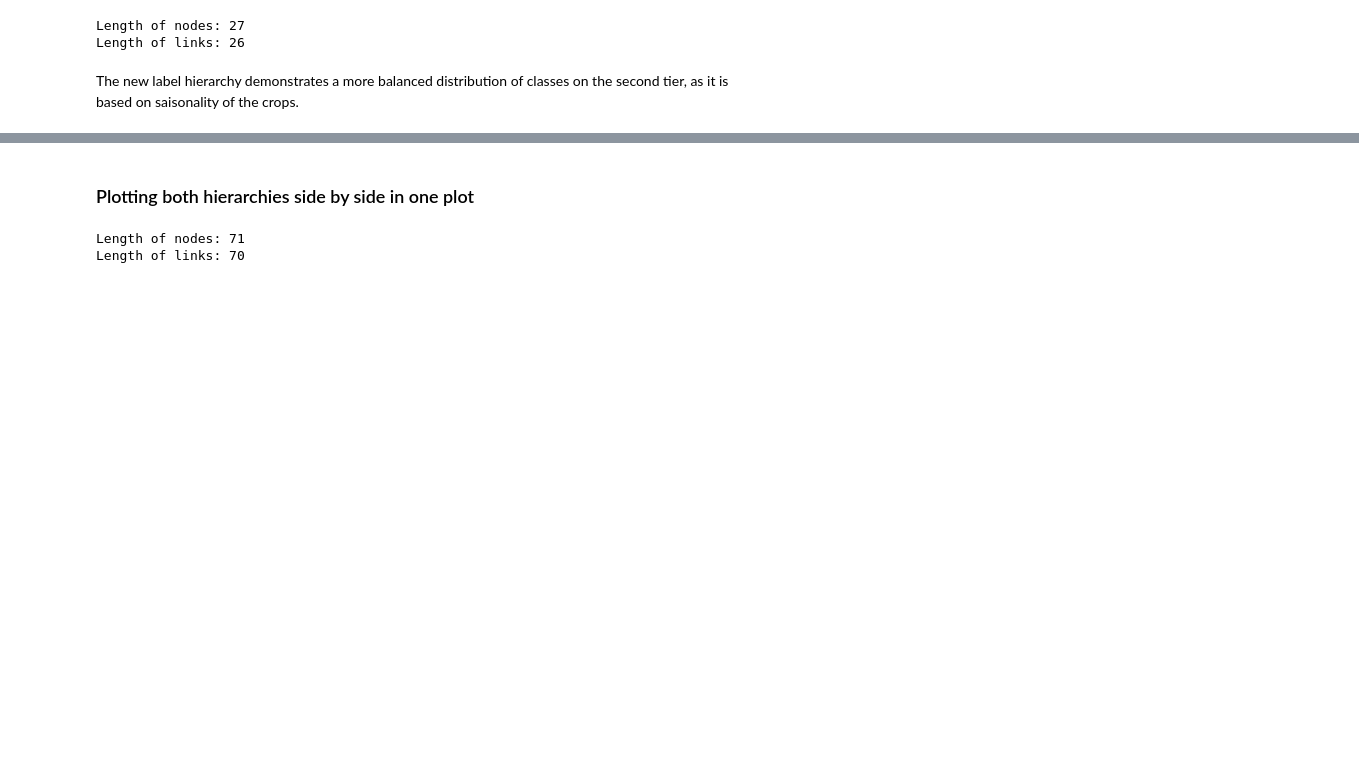
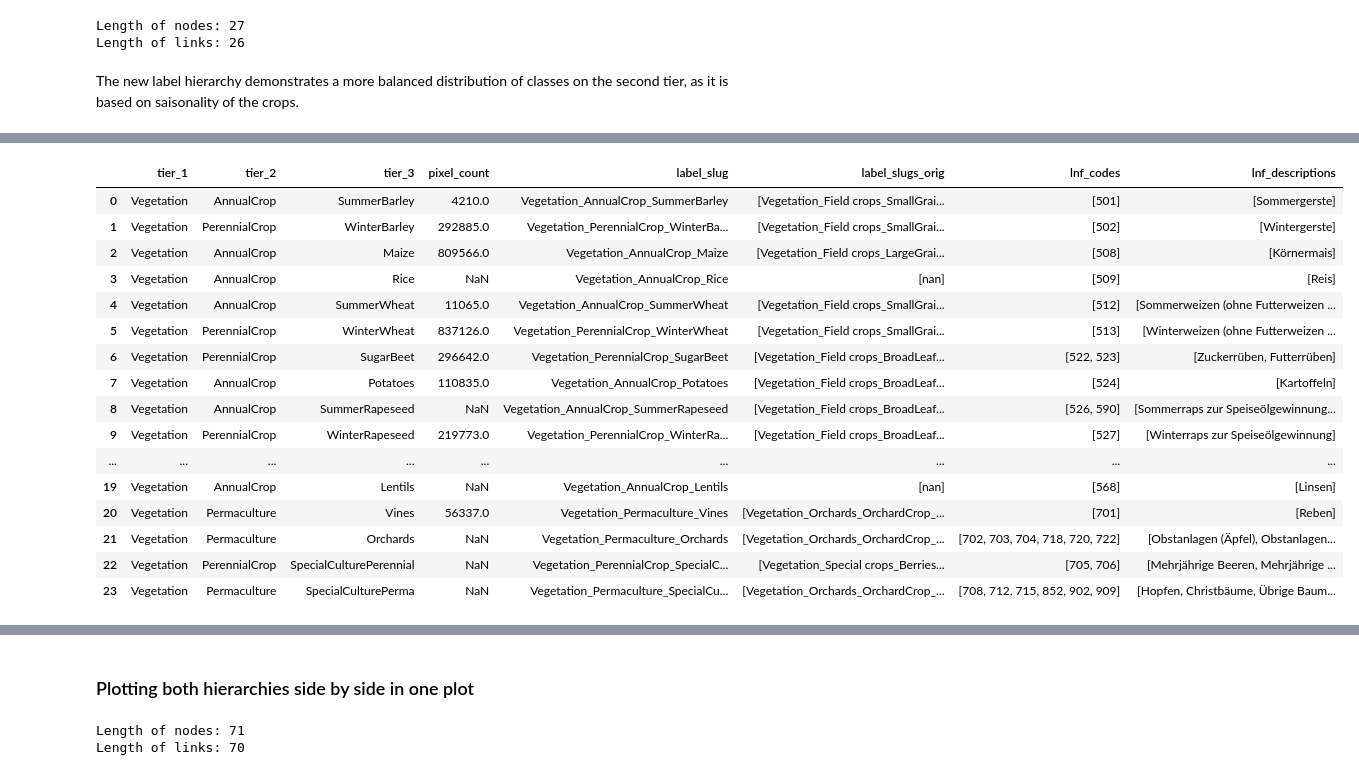
Before and after one commit to Satellite-Based-Crop-Classification/messis, a Jupyter notebook: archive/explore_züri_crop.ipynb, the cells around one changed output, grey strips where cells are left out. Drawn from its saved outputs; the diff is of its cells as text; code cells hidden in the pictures; blank space fills up the shorter version.

Commit message:
extend zueri-crop eda to fix the seasonality hierarchy

```diff
--- a/archive/explore_züri_crop.ipynb
+++ b/archive/explore_züri_crop.ipynb
@@ -1123,0 +1195,21 @@ The new label hierarchy demonstrates a more balanced distribution of classes on
+# %%
+new_label_hierarchy_clean = new_label_hierarchy_pixel_counts_df.copy()
+
+# rename pixel_count_acc to pixel_count
+new_label_hierarchy_clean = new_label_hierarchy_clean.rename(columns={'pixel_count_acc': 'pixel_count'})
+
+# count total number of pixels in new_label_hierarchy_clean vs. original_label_hierarchy
+total_pixels = new_label_hierarchy_clean['pixel_count'].sum()
+print('Total number of pixels: in new_label_hierarchy_clean', total_pixels)
+
+total_pixels_orig = original_label_hierarchy['count'].sum()
+print('Total number of pixels in original_label_hierarchy:', total_pixels_orig)
+
+# number of pixels lost
+print('Number of pixels lost:', total_pixels_orig - total_pixels)
+
+# in percent
+print('Number of pixels lost in percent:', (total_pixels_orig - total_pixels) / total_pixels_orig * 100)
+
+# number of classes in new_label_hierarchy_clean
+print('Number of classes in new_label_hierarchy_clean:', new_label_hierarchy_clean.__len__())
@@ -1123,0 +1245,4 @@ The new label hierarchy demonstrates a more balanced distribution of classes on
+# %%
+# split label_slug_new into 3 parts at _ and create 3 new columns tier_1, tier_2, tier_3
+new_label_hierarchy_clean[['tier_1', 'tier_2', 'tier_3']] = new_label_hierarchy_clean['label_slug_new'].str.split('_', expand=True)
+new_label_hierarchy_clean
@@ -1123,0 +1270,37 @@ The new label hierarchy demonstrates a more balanced distribution of classes on
+# %%
+# Add a new column with the LNF descriptions for easy reference
+lnf_reference = pd.read_csv("LNF_Katalog_Nutzungsart.csv")
+
+def get_lnf_descriptions(lnf_codes):
+    lnf_descriptions = [lnf_reference[lnf_reference['LNF_Code'] == lnf_code]['Nutzung_DE'].values[0] for lnf_code in lnf_codes]
+    return lnf_descriptions
+
+new_label_hierarchy_clean['lnf_descriptions'] = new_label_hierarchy_clean['considered_lnf_codes'].apply(get_lnf_descriptions)
+# %%
+# Create a clean version of the seasonality based label hierarchy, in the same format as the original label hierarchy
+label_hierarchy_seasonality = new_label_hierarchy_clean[['tier_1', 'tier_2', 'tier_3', 'pixel_count', 'label_slug_new', 'considered_label_slugs_orig', 'considered_lnf_codes', 'lnf_descriptions']]
+label_hierarchy_seasonality = label_hierarchy_seasonality.rename(columns={
+    'considered_lnf_codes': 'lnf_codes',
+    'label_slug_new': 'label_slug',
+    'considered_label_slugs_orig': 'label_slugs_orig'
+})
+label_hierarchy_seasonality.to_csv("labels_hierarchy_seasonality_fixed.csv", index=False)
+label_hierarchy_seasonality
+# %% [output]
+|  | tier_1 | tier_2 | tier_3 | pixel_count | label_slug | label_slugs_orig | lnf_codes | lnf_descriptions |
+| 0 | Vegetation | AnnualCrop | SummerBarley | 4210.0 | Vegetation_AnnualCrop_SummerBarley | [Vegetation_Field crops_SmallGrai... | [501] | [Sommergerste] |
+| 1 | Vegetation | PerennialCrop | WinterBarley | 292885.0 | Vegetation_PerennialCrop_WinterBa... | [Vegetation_Field crops_SmallGrai... | [502] | [Wintergerste] |
+| 2 | Vegetation | AnnualCrop | Maize | 809566.0 | Vegetation_AnnualCrop_Maize | [Vegetation_Field crops_LargeGrai... | [508] | [Körnermais] |
+| 3 | Vegetation | AnnualCrop | Rice | NaN | Vegetation_AnnualCrop_Rice | [nan] | [509] | [Reis] |
+| 4 | Vegetation | AnnualCrop | SummerWheat | 11065.0 | Vegetation_AnnualCrop_SummerWheat | [Vegetation_Field crops_SmallGrai... | [512] | [Sommerweizen (ohne Futterweizen ... |
+| 5 | Vegetation | PerennialCrop | WinterWheat | 837126.0 | Vegetation_PerennialCrop_WinterWheat | [Vegetation_Field crops_SmallGrai... | [513] | [Winterweizen (ohne Futterweizen ... |
+| 6 | Vegetation | PerennialCrop | SugarBeet | 296642.0 | Vegetation_PerennialCrop_SugarBeet | [Vegetation_Field crops_BroadLeaf... | [522, 523] | [Zuckerrüben, Futterrüben] |
+| 7 | Vegetation | AnnualCrop | Potatoes | 110835.0 | Vegetation_AnnualCrop_Potatoes | [Vegetation_Field crops_BroadLeaf... | [524] | [Kartoffeln] |
+| 8 | Vegetation | AnnualCrop | SummerRapeseed | NaN | Vegetation_AnnualCrop_SummerRapeseed | [Vegetation_Field crops_BroadLeaf... | [526, 590] | [Sommerraps zur Speiseölgewinnung... |
+| 9 | Vegetation | PerennialCrop | WinterRapeseed | 219773.0 | Vegetation_PerennialCrop_WinterRa... | [Vegetation_Field crops_BroadLeaf... | [527] | [Winterraps zur Speiseölgewinnung] |
+| ... | ... | ... | ... | ... | ... | ... | ... | ... |
+| 19 | Vegetation | AnnualCrop | Lentils | NaN | Vegetation_AnnualCrop_Lentils | [nan] | [568] | [Linsen] |
+| 20 | Vegetation | Permaculture | Vines | 56337.0 | Vegetation_Permaculture_Vines | [Vegetation_Orchards_OrchardCrop_... | [701] | [Reben] |
+| 21 | Vegetation | Permaculture | Orchards | NaN | Vegetation_Permaculture_Orchards | [Vegetation_Orchards_OrchardCrop_... | [702, 703, 704, 718, 720, 722] | [Obstanlagen (Äpfel), Obstanlagen... |
+| 22 | Vegetation | PerennialCrop | SpecialCulturePerennial | NaN | Vegetation_PerennialCrop_SpecialC... | [Vegetation_Special crops_Berries... | [705, 706] | [Mehrjährige Beeren, Mehrjährige ... |
+| 23 | Vegetation | Permaculture | SpecialCulturePerma | NaN | Vegetation_Permaculture_SpecialCu... | [Vegetation_Orchards_OrchardCrop_... | [708, 712, 715, 852, 902, 909] | [Hopfen, Christbäume, Übrige Baum... |
```
Also changed, not shown: parts of 16 cells of this notebook, 3 other files.
